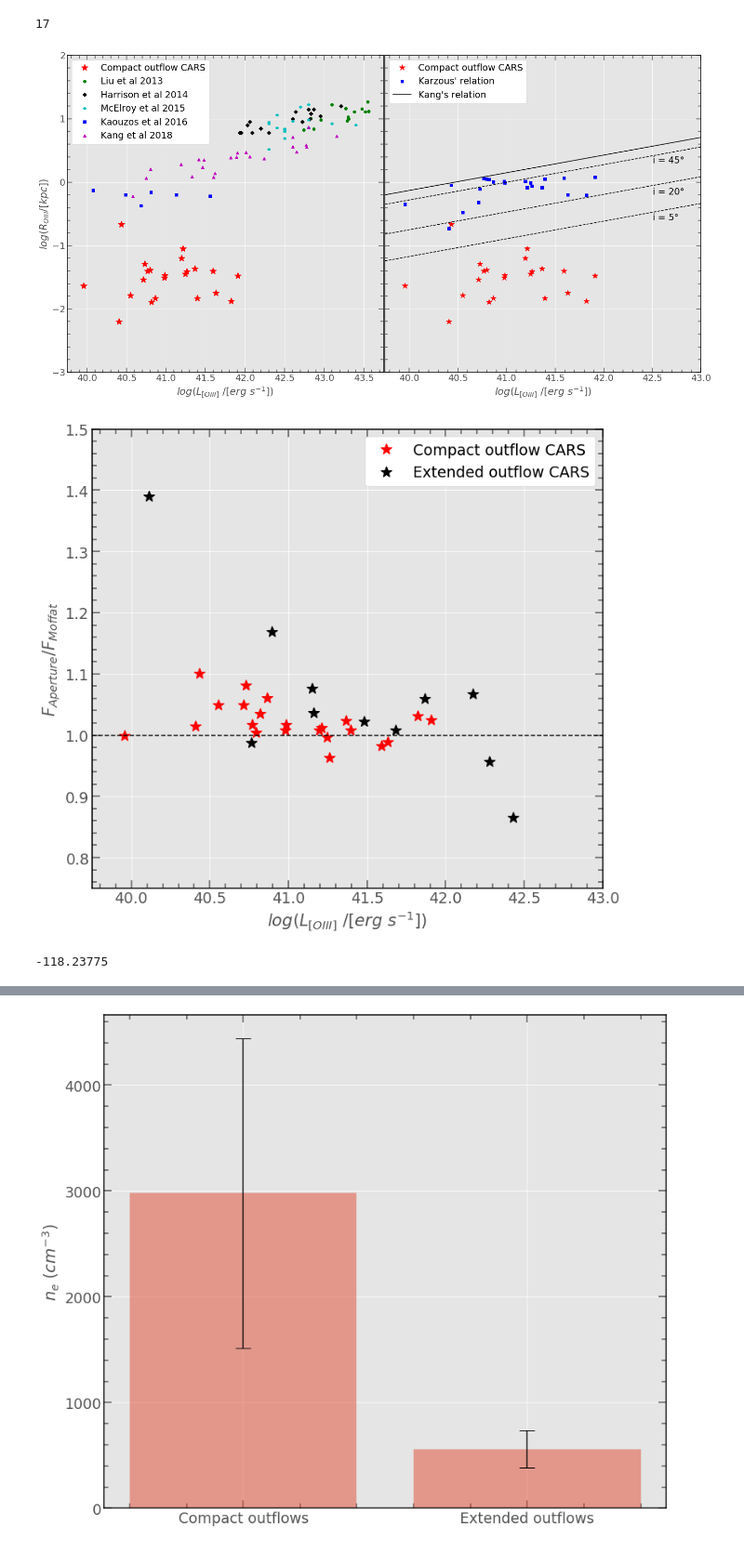
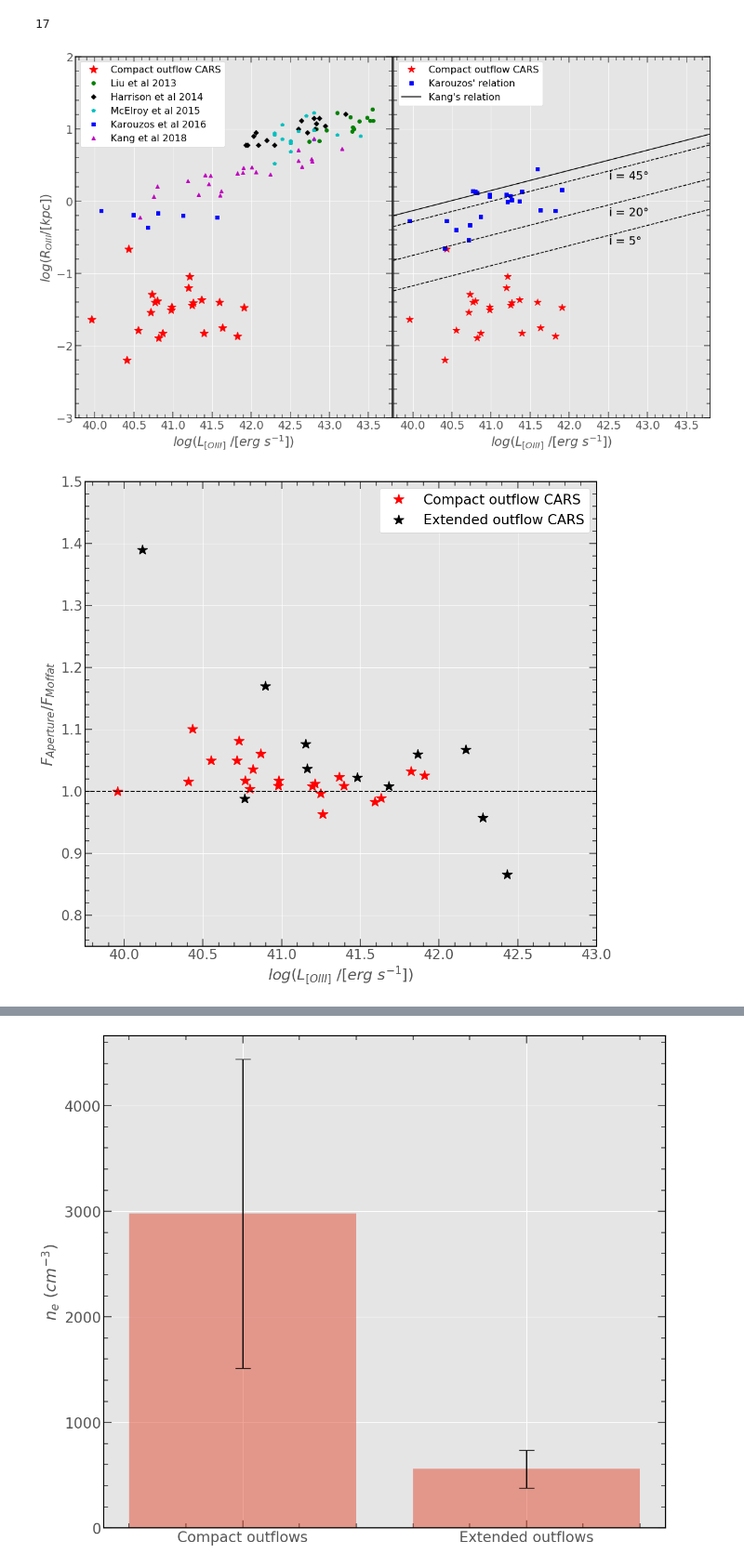
Before and after one commit to astrmainak/mainaksingha1, a Jupyter notebook: Result Plots Paper 1.ipynb, the cells around one changed output, grey strips where cells are left out. Shown at 93% size. Cells and saved outputs as stored; diff of their text form; code cells hidden in the pictures.

```diff
--- a/Result Plots Paper 1.ipynb
+++ b/Result Plots Paper 1.ipynb
@@ -177,7 +181,6 @@ extended_off_pix_err = np.sqrt(extended_Hb_x_err**2+extended_Hb_y_err**2+extende
 extended_offset_wing_mainak = 4.848*D_A_extended*extended_muse_sampling_size*extended_off_pix
 extended_offset_wing_mainak_err = 4.848*D_A_extended*extended_muse_sampling_size*extended_off_pix_err
 
-log_L_OIII = np.arange(39.75,44,0.25)
+log_L_OIII = np.arange(39.75,45.0,0.25)
 offset_wing_kang = 1000*(10**(0.279*log_L_OIII- 11.291))
-offset_wing_karzous = 4.848*D_A_compact
 hdu.close()
@@ -184,3 +208,17 @@ hdu.close()
+# %%
+hdu = fits.open('/home/rickeythecat/Downloads/Outflow_paper1/MUSE/Big Tables/MUSE full moffat table with errors.fits')
+data = hdu[1].data
+compactness = data['compact']
+
+compact_sources = data[compactness==1]
+compact_source_name = (compact_sources['Source_2'])
+
+results = []
+for i in compact_source_name:
+    m = test(i)
+    results.append(m)
+outflow_size_karouzos_arc = (np.hstack(results))
+offset_wing_karzous = 3*4.848*D_A_compact*outflow_size_karouzos_arc
 # %%
 hdu = fits.open('/home/rickeythecat/Downloads/Outflow_paper1/CARS.fits')
 data = hdu[1].data
@@ -287,7 +325,7 @@ plt.rcParams['axes.linewidth'] = 1.5
 plt.rcParams['axes.edgecolor'] = 'k'
 gs = gridspec.GridSpec(2,1, width_ratios=[1],height_ratios=[1,1])
 
-fig = plt.figure(figsize=(20,11))
+fig = plt.figure(figsize=(16,10))
 ax1 = fig.add_axes([0.06, 0.1, 0.46, 0.84]) # main axes
 ax2 = fig.add_axes([0.522, 0.1, 0.46, 0.84]) # main axes
 
@@ -297,47 +335,47 @@ ax1.plot(compact_log_L_OIII_CARS,d,'r*',ms=15,label='Compact outflow CARS')
 ax1.plot(log_L_OIII_liu,l,'go',label='Liu et al 2013')
 ax1.plot(log_L_OIII_harrison,j,'kD',label='Harrison et al 2014')
 ax1.plot(log_L_OIII_mcelroy_raw,r,'cp',label='McElroy et al 2015')
-ax1.plot(log_L_OIII_karouzos_raw,p,'bs',label='Kaouzos et al 2016')
+ax1.plot(log_L_OIII_karouzos_raw,p,'bs',label='Karouzos et al 2016')
 ax1.plot(log_L_OIII_kang_raw,n,'m^',label='Kang et al 2018')
 ax1.set_xlabel('$log(L_{[OIII]}\  /[erg\ s^{-1}]$)',fontsize=21)
 ax1.set_ylabel(r'$log(R_{OIII}/[kpc])$', fontsize=21)
 ax1.tick_params(axis='both',which='both',direction='in',width=1.5,labelsize=19)
 ax1.tick_params(axis='both',which='major',direction='in',width=1.5,bottom=True,left=True,right=True,top=True,length=10)
 ax1.tick_params(axis='both',which='minor',direction='in',width=1.5,bottom=True,left=True,right=True,top=True,length=6)
 ax1.minorticks_on()
-ax1.legend(facecolor='white', framealpha=1, fontsize=19, loc='upper left')
+ax1.legend(facecolor='white', framealpha=1, fontsize=16, loc='upper left')
 ax1.set_ylim(-3,2)
-ax1.set_xlim(39.75,43.75)
+ax1.set_xlim(39.75,43.8)
 
 ax2.plot(compact_log_L_OIII_CARS,d,'r*',ms=12,label='Compact outflow CARS')
 #ax1.plot(log_L_OIII_liu,l,'go',label='Liu et al 2013')
 #ax1.plot(log_L_OIII_harrison,j,'kD',label='Harrison et al 2014')
-ax2.plot(compact_log_L_OIII_CARS,f,'bs',label="Karzous' relation")
+ax2.plot(compact_log_L_OIII_CARS,f,'bs',label="Karouzos' relation")
 ax2.plot(log_L_OIII,b,'k-',label="Kang's relation")
 ax2.plot(log_L_OIII,b1,'k--')#,label='Kang et al 2018 5 degree inclination')
 ax2.plot(log_L_OIII,b2,'k--')#,label='Kang et al 2018 30 degree inclination')
 ax2.plot(log_L_OIII,b3,'k--')#,label='Kang et al 2018 45 degree inclination')
 ax2.set_xlabel('$log(L_{[OIII]}\  /[erg\ s^{-1}]$)',fontsize=21)
 ax2.annotate(r'i = $45\degree$',xy=(42.5,0.26),xytext=(42.5,0.3),fontsize=19)
 ax2.annotate(r'i = $20\degree$',xy=(42.5,-0.26),xytext=(42.5,-0.2),fontsize=19)
 ax2.annotate(r'i = $5\degree$',xy=(42.5,-0.66),xytext=(42.5,-0.6),fontsize=19)
 ax2.tick_params(axis='both',which='both',direction='in',width=1.5,labelsize=19)
 ax2.tick_params(axis='both',which='major',direction='in',width=1.5,bottom=True,left=True,right=True,top=True,length=10)
 ax2.tick_params(axis='both',which='minor',direction='in',width=1.5,bottom=True,left=True,right=True,top=True,length=6)
 ax2.minorticks_on()
-ax2.legend(facecolor='white', framealpha=1, fontsize=19, loc='upper left')
+ax2.legend(facecolor='white', framealpha=1, fontsize=16, loc='upper left')
 ax2.set_ylim(-3,2)
-ax2.set_xlim(39.75,43.0)
+ax2.set_xlim(39.75,43.8)
 
 fig.savefig('/home/rickeythecat/Downloads/Outflow_paper1/outflow_size.png',overwrite=True)
 # %% [output]
-[figure, old version]
+[figure, new version]
 # %%
 plt.rcParams['axes.linewidth'] = 1.5
 plt.rcParams['axes.edgecolor'] = 'k'
-fig = plt.figure(figsize=(10,9))
+fig = plt.figure(figsize=(11,10))
 
-ax1 = fig.add_axes([0.06, 0.07, 0.9, 0.9]) # main axes
+ax1 = fig.add_axes([0.09, 0.087, 0.9, 0.9]) # main axes
 
 ax1.plot(compact_log_L_OIII_CARS,compact_flux_wing_ratio,'r*',ms=15,label='Compact outflow CARS')
 ax1.plot(extended_log_L_OIII_CARS,extended_flux_wing_ratio,'k*',ms=15,label='Extended outflow CARS')
@@ -356,4 +394,4 @@ ax1.set_xlim(39.75,43.0)
 
 fig.savefig('/home/rickeythecat/Downloads/Outflow_paper1/flux_comaprison.png',overwrite=True)
 # %% [output]
-[figure, old version]
+[figure, new version]
@@ -375,7 +398,3 @@ vel_offset_err_type1 = np.sqrt(wing_vel_type1_err**2 + core_vel_type1_err**2)
-# %%
-np.mean(vel_offset_type1)
-# %% [output]
--118.23775
 # %%
 n_e_compact = np.array([1881,2311,4989,2730])
 n_e_compact_err = np.array([651,1859,1913,1012])
```
Also changed, not shown: parts of 31 cells of this notebook.
